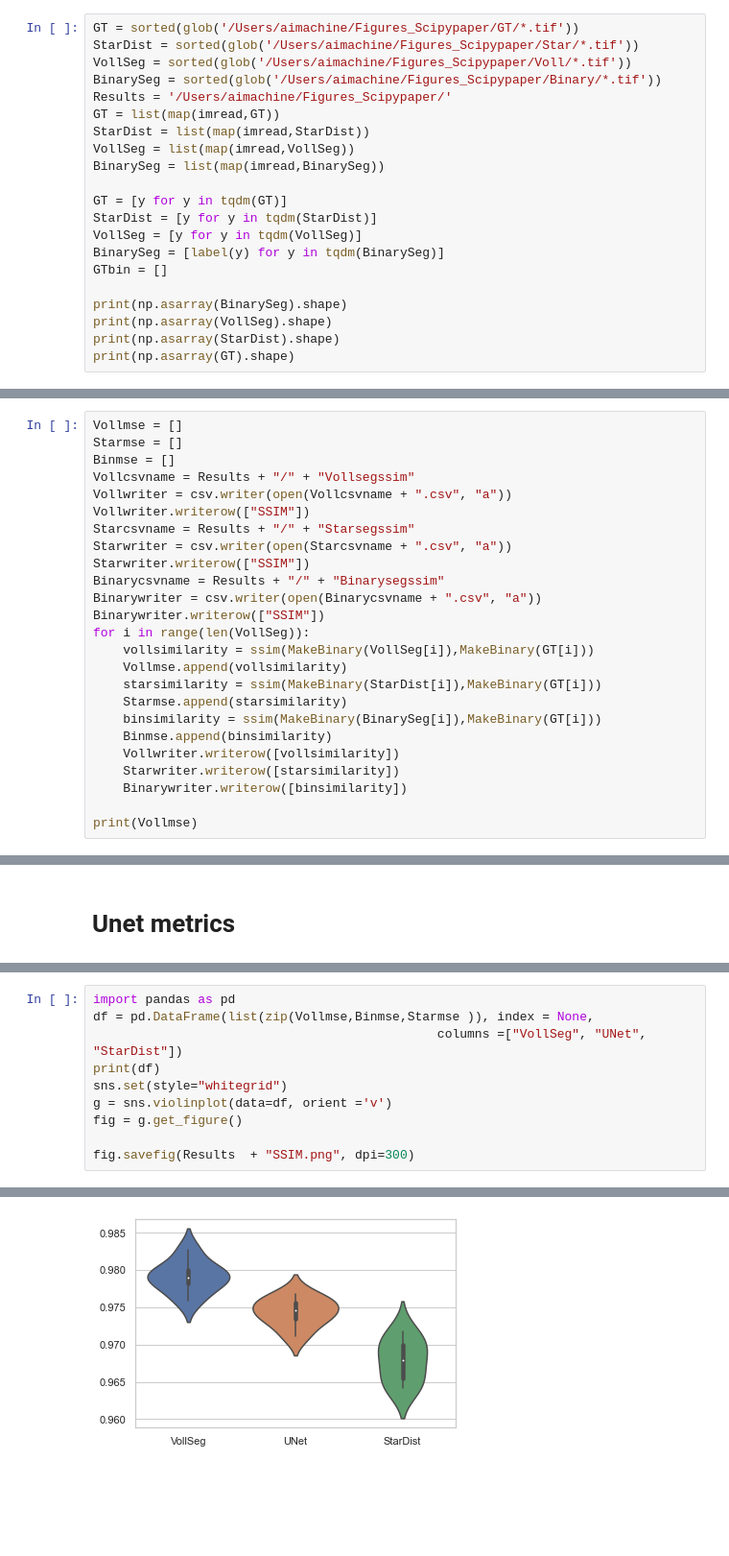
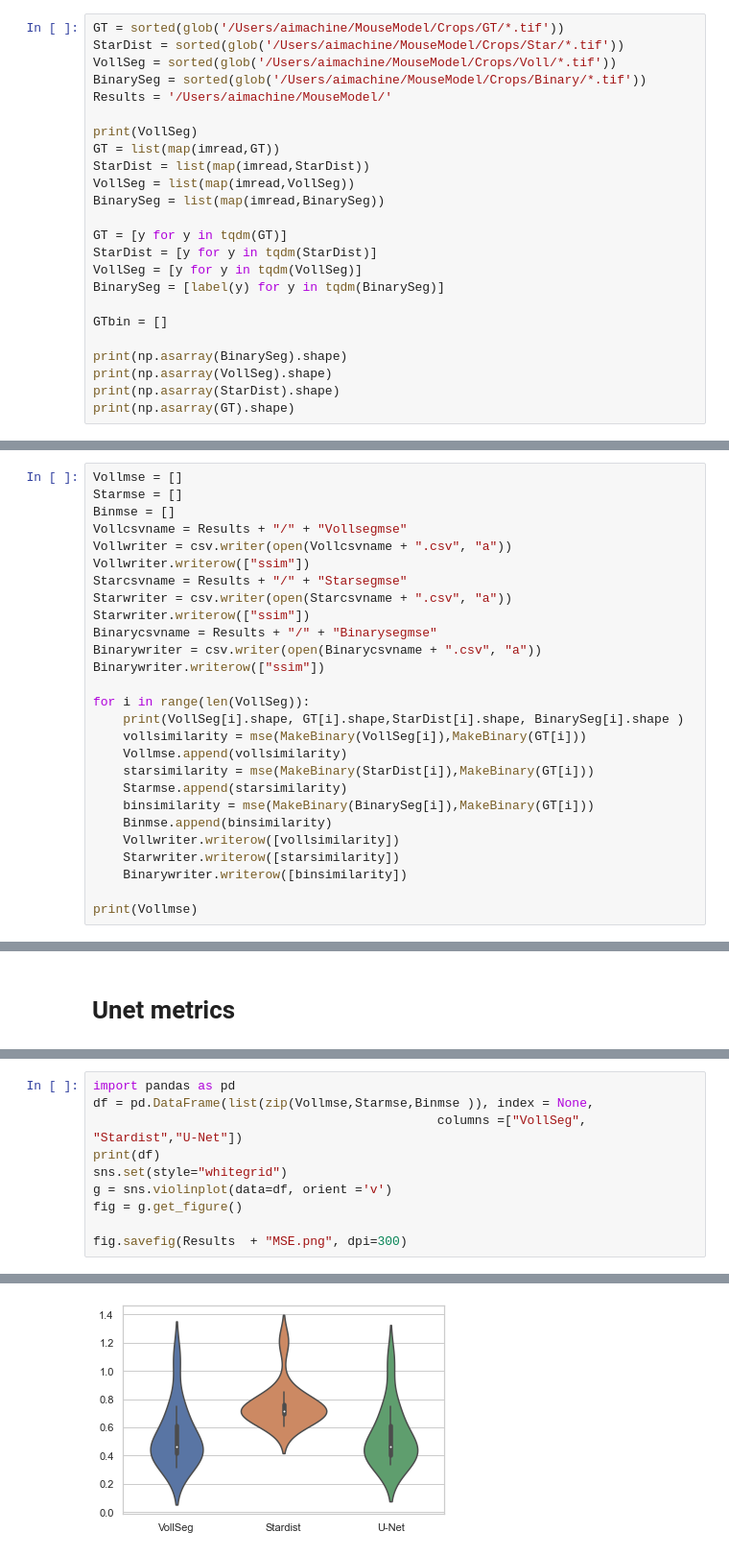
Before and after one commit to kapoorlab/BioPython, a Jupyter notebook: OtherPythonNotebooks/SegmentationMetrics.ipynb, the cells around one changed output, grey strips where cells are left out. Shown at 96% size. Drawn from its saved outputs; the diff is of its cells as text; blank space fills up the shorter version.

```diff
--- a/OtherPythonNotebooks/SegmentationMetrics.ipynb
+++ b/OtherPythonNotebooks/SegmentationMetrics.ipynb
@@ -24,11 +24,13 @@ def MakeBinary(labelimage):
     Binary = labelimage > 0
     return Binary
 # %%
-GT = sorted(glob('/Users/aimachine/Figures_Scipypaper/GT/*.tif'))
-StarDist = sorted(glob('/Users/aimachine/Figures_Scipypaper/Star/*.tif'))
-VollSeg = sorted(glob('/Users/aimachine/Figures_Scipypaper/Voll/*.tif'))
-BinarySeg = sorted(glob('/Users/aimachine/Figures_Scipypaper/Binary/*.tif'))
-Results = '/Users/aimachine/Figures_Scipypaper/'
+GT = sorted(glob('/Users/aimachine/MouseModel/Crops/GT/*.tif'))
+StarDist = sorted(glob('/Users/aimachine/MouseModel/Crops/Star/*.tif'))
+VollSeg = sorted(glob('/Users/aimachine/MouseModel/Crops/Voll/*.tif'))
+BinarySeg = sorted(glob('/Users/aimachine/MouseModel/Crops/Binary/*.tif'))
+Results = '/Users/aimachine/MouseModel/'
+
+print(VollSeg)
 GT = list(map(imread,GT))
 StarDist = list(map(imread,StarDist))
 VollSeg = list(map(imread,VollSeg))
@@ -38,6 +40,7 @@ GT = [y for y in tqdm(GT)]
 StarDist = [y for y in tqdm(StarDist)]
 VollSeg = [y for y in tqdm(VollSeg)]
 BinarySeg = [label(y) for y in tqdm(BinarySeg)]
+
 GTbin = []
 
 print(np.asarray(BinarySeg).shape)
@@ -53,21 +57,23 @@ print(np.asarray(GT).shape)
 Vollmse = []
 Starmse = []
 Binmse = []
-Vollcsvname = Results + "/" + "Vollsegssim"
+Vollcsvname = Results + "/" + "Vollsegmse"
 Vollwriter = csv.writer(open(Vollcsvname + ".csv", "a"))
-Vollwriter.writerow(["SSIM"])
-Starcsvname = Results + "/" + "Starsegssim"
+Vollwriter.writerow(["ssim"])
+Starcsvname = Results + "/" + "Starsegmse"
 Starwriter = csv.writer(open(Starcsvname + ".csv", "a"))
-Starwriter.writerow(["SSIM"])
-Binarycsvname = Results + "/" + "Binarysegssim"
+Starwriter.writerow(["ssim"])
+Binarycsvname = Results + "/" + "Binarysegmse"
 Binarywriter = csv.writer(open(Binarycsvname + ".csv", "a"))
-Binarywriter.writerow(["SSIM"])
+Binarywriter.writerow(["ssim"])
+
 for i in range(len(VollSeg)):
-    vollsimilarity = ssim(MakeBinary(VollSeg[i]),MakeBinary(GT[i]))
+    print(VollSeg[i].shape, GT[i].shape,StarDist[i].shape, BinarySeg[i].shape )
+    vollsimilarity = mse(MakeBinary(VollSeg[i]),MakeBinary(GT[i]))
     Vollmse.append(vollsimilarity)
-    starsimilarity = ssim(MakeBinary(StarDist[i]),MakeBinary(GT[i]))
+    starsimilarity = mse(MakeBinary(StarDist[i]),MakeBinary(GT[i]))
     Starmse.append(starsimilarity)
-    binsimilarity = ssim(MakeBinary(BinarySeg[i]),MakeBinary(GT[i]))
+    binsimilarity = mse(MakeBinary(BinarySeg[i]),MakeBinary(GT[i]))
     Binmse.append(binsimilarity)
     Vollwriter.writerow([vollsimilarity])
     Starwriter.writerow([starsimilarity])
@@ -521,11 +587,11 @@ plt.savefig(Results + 'Unet')
 # %%
 import pandas as pd
-df = pd.DataFrame(list(zip(Vollmse,Binmse,Starmse )), index = None,
-                                              columns =["VollSeg", "UNet", "StarDist"])
+df = pd.DataFrame(list(zip(Vollmse,Starmse,Binmse )), index = None,
+                                              columns =["VollSeg",  "Stardist","U-Net"])
 print(df)
 sns.set(style="whitegrid")
 g = sns.violinplot(data=df, orient ='v')
 fig = g.get_figure()
 
-fig.savefig(Results  + "SSIM.png", dpi=300)
+fig.savefig(Results  + "MSE.png", dpi=300)
 # %% [output]
@@ -540 +611 @@ fig.savefig(Results  + "SSIM.png", dpi=300)
-[figure, old version]
+[figure, new version]
```
Also changed, not shown: parts of 10 cells of this notebook, 1 other file.
